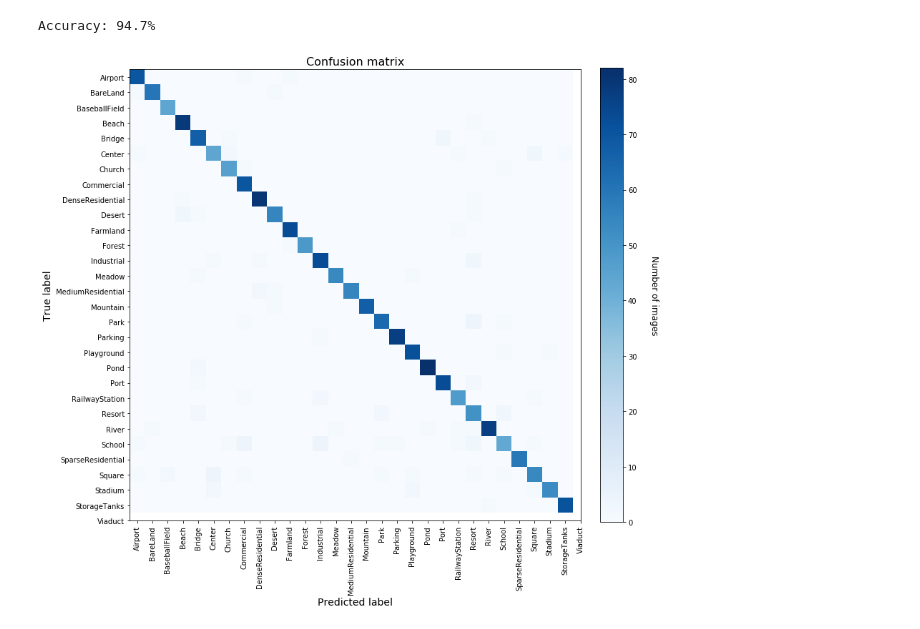
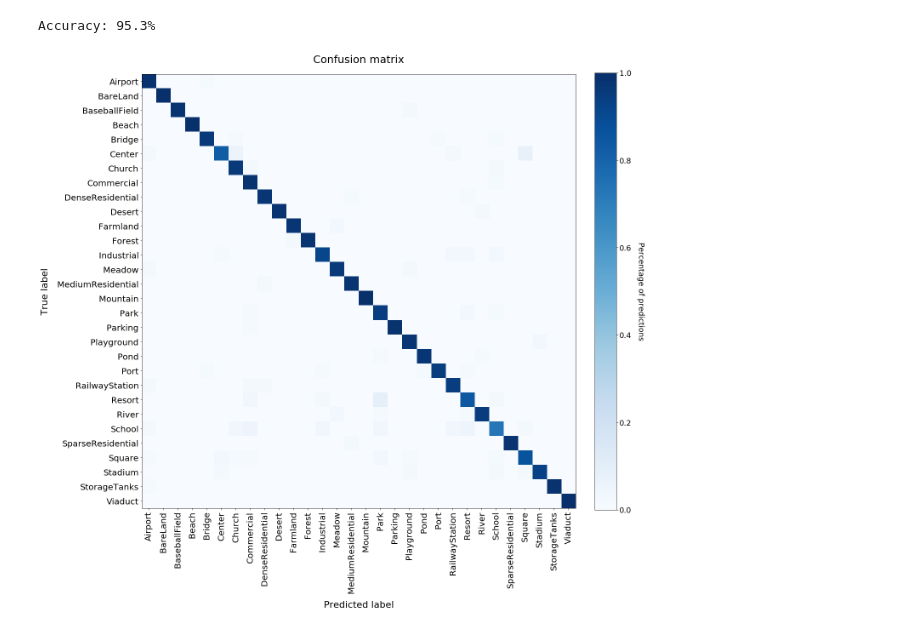
Before and after one commit to Pedrock/VCOM2, a Jupyter notebook: Prediction-weights.ipynb, the cells around one changed output. Cells and saved outputs as stored; diff of their text form; code cells hidden in the pictures.

Commit message:
Improved confusion matrix

```diff
--- a/Prediction-weights.ipynb
+++ b/Prediction-weights.ipynb
@@ -76,17 +79,18 @@ def add_new_last_layer(base_model, nb_classes):
 FC_SIZE = 1024
 base_model = InceptionV4(include_top = False)
 model = add_new_last_layer(base_model, 30)
-model.load_weights('inception_v4_best_weights.h5')
+model.load_weights('inception_v4_full_train_best_weights.h5')
 # %%
+batch_size = 16
 test_datagen = ImageDataGenerator(preprocessing_function = preprocess_input)
 test_generator = test_datagen.flow_from_directory(
-    "C:\\AID\\AID-split\\test",
+    "C:\\Users\\Pedro\\VCOM2\\test_images", # "C:\\AID\\AID-split\\test\"
     target_size = (299, 299),
-    batch_size = 16,
+    batch_size = batch_size,
     class_mode = None,  # only data, no labels
     shuffle = False # keep data in same order as labels
 )
-probabilities = model.predict_generator(test_generator, verbose=1)
+probabilities = model.predict_generator(test_generator, steps = 2000 / batch_size, verbose=1)
 y_pred = np.argmax(probabilities, axis = 1)
 y_true = test_generator.classes
 cm_array = confusion_matrix(y_true, y_pred)
@@ -96,26 +100,30 @@ Found 2000 images belonging to 30 classes.
 # %%
 print("Accuracy: {0:0.1f}%".format(accuracy_score(y_true,y_pred)*100))
 
+# Normalize
+cm_array_n = cm_array.astype('float') / cm_array.sum(axis=1)[:, np.newaxis]
+
 true_labels = np.unique(y_true)
 pred_labels = np.unique(y_pred)
-plt.imshow(cm_array[:-1,:-1], interpolation='nearest', cmap=plt.cm.Blues)
-plt.title("Confusion matrix", fontsize=16)
+plt.imshow(cm_array_n, interpolation='nearest', cmap=plt.cm.Blues)
+plt.title("Confusion matrix", fontsize=25, y=1.02)
 cbar = plt.colorbar(fraction=0.046, pad=0.04)
-cbar.set_label('Number of images', rotation=270, labelpad=30, fontsize=12)
+cbar.ax.tick_params(labelsize=18)
+cbar.set_label('Percentage of predictions', rotation=270, labelpad=30, fontsize=18)
 xtick_marks = np.arange(len(true_labels))
 ytick_marks = np.arange(len(pred_labels))
-plt.xticks(xtick_marks, test_generator.class_indices, rotation=90)
-plt.yticks(ytick_marks, test_generator.class_indices)
+plt.xticks(xtick_marks, test_generator.class_indices, rotation=90, fontsize=20)
+plt.yticks(ytick_marks, test_generator.class_indices, fontsize=20)
+plt.ylabel('True label', fontsize=22, labelpad=18)
+plt.xlabel('Predicted label', fontsize=22, labelpad=18)
+plt.rcParams["figure.figsize"] = [20, 20]
 plt.tight_layout()
-plt.ylabel('True label', fontsize=14)
-plt.xlabel('Predicted label', fontsize=14)
-fig_size = plt.rcParams["figure.figsize"]
-fig_size[0] = 12
-fig_size[1] = 12
-plt.rcParams["figure.figsize"] = fig_size
+if not os.path.exists('output_graphs'):
+    os.makedirs('output_graphs')
+plt.savefig(os.path.join('output_graphs', 'confusion_matrix_' + str(time.time()).split('.')[0] + '.svg'))
 # %% [output]
-Accuracy: 94.7%
+Accuracy: 95.3%
-[figure, old version]
+[figure, new version]
 # %%
 img = Image.open("C:\\Users\\Pedro\\Desktop\\test_image.jpg")
 preds = predict(model, img, target_size)
```
Also changed, not shown: parts of 5 cells of this notebook.
